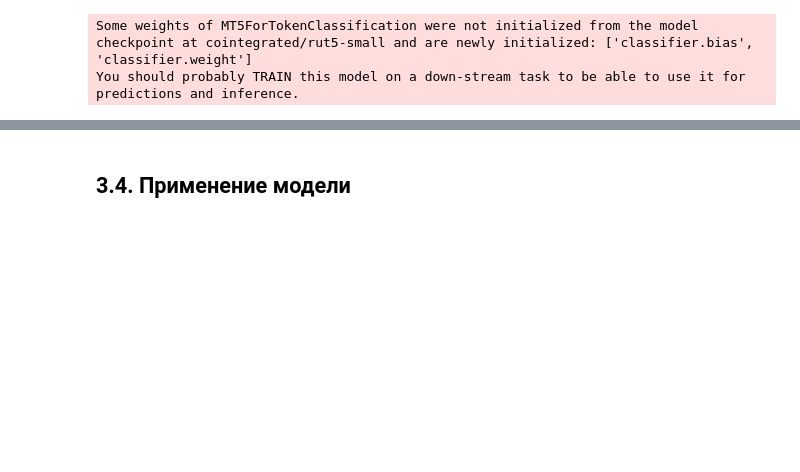
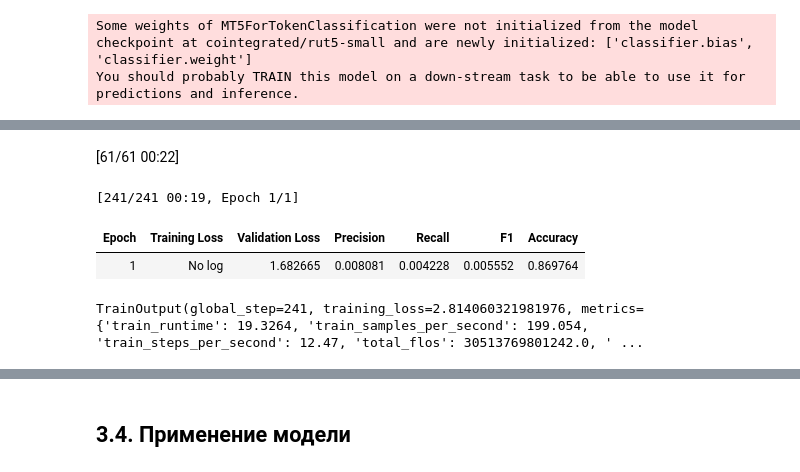
Before and after one commit to Falconwatch/llm_course, a Jupyter notebook: HW2/ДЗ2_done.ipynb, the cells around one changed output, grey strips where cells are left out. Saved outputs shown, nothing was run; the diff lists cells and outputs as text; code cells hidden in the pictures; blank space fills up the shorter version.

```diff
--- a/HW2/ДЗ2_done.ipynb
+++ b/HW2/ДЗ2_done.ipynb
@@ -424,4 +424,4 @@ add_result(rtuf_predictions.metrics, "rubert_tiny_unfreezed")
 # %%
-rob_checkpoint = "cointegrated/rut5-small"
+t5_checkpoint = "cointegrated/rut5-small"
 batch_size = 16
 # %%
@@ -499,0 +511,19 @@ add_result(rob_predictions.metrics, "rut5-small")
+# %%
+t5f_trainer = Trainer(
+    t5_freezed,
+    t5_args,
+    train_dataset=t5_tokenized_datasets["train"],
+    eval_dataset=t5_tokenized_datasets["test"],
+    data_collator=t5_data_collator,
+    tokenizer=t5_tokenizer,
+    compute_metrics=compute_metrics_t5
+)
+# %%
+t5f_trainer.evaluate()
+t5f_trainer.train()
+# %% [output]
+[61/61 00:22]
+[241/241 00:19, Epoch 1/1]
+| Epoch | Training Loss | Validation Loss | Precision | Recall | F1 | Accuracy |
+| 1 | No log | 1.682665 | 0.008081 | 0.004228 | 0.005552 | 0.869764 |
+TrainOutput(global_step=241, training_loss=2.814060321981976, metrics={'train_runtime': 19.3264, 'train_samples_per_second': 199.054, 'train_steps_per_second': 12.47, 'total_flos': 30513769801242.0, ' ...
```
Also changed, not shown: parts of 13 cells of this notebook.
